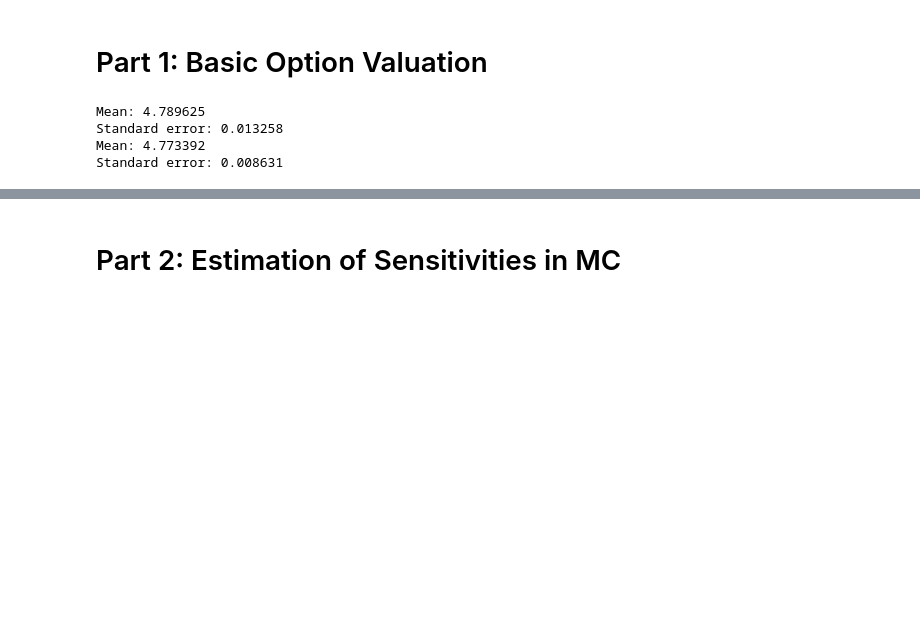
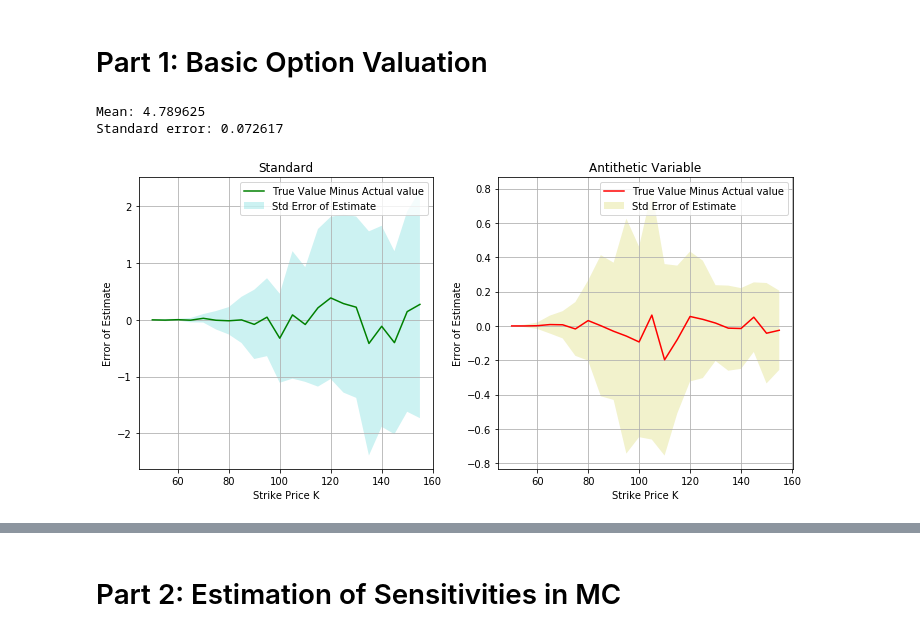
Before and after one commit to krishnakanthsasi/ComputationFin-nce-18, a Jupyter notebook: lab2/lab_assignment_2.ipynb, the cells around one changed output, grey strips where cells are left out. Drawn from its saved outputs; the diff is of its cells as text; code cells hidden in the pictures; blank space fills up the shorter version.

```diff
--- a/lab2/lab_assignment_2.ipynb
+++ b/lab2/lab_assignment_2.ipynb
@@ -106,23 +131,63 @@ def data_stats(data):
 # %%
 # Calculate European option value using Batch Monte Carlo
-S0, K = 100, 99
+S_0, K = 100, 99
 r, sigma = 0.06, 0.2
-T, N = 1, 1
-M, N_sim = 10000,30
+T, N = 1, 30
+M = 10000
 
 # Option values and stats using mean payoffs
-values,mean,std = MC_option_values(S0,K,r,sigma,T,N,M,N_sim,antithetic=False)
+mean, std = MC_option_price(S_0, K, r, sigma, M, N, antithetic = False, payoff_func = european_put_payoff)
 
 print("Mean: %f" % mean)
 print("Standard error: %f" % std)
-
-# Option values and stats using mean payoffs with antithetic variables
-values,mean,std = MC_option_values(S0,K,r,sigma,T,N,M,N_sim)
-
-print("Mean: %f" % mean)
-print("Standard error: %f" % std)
 # %% [output]
 Mean: 4.789625
-Standard error: 0.013258
-Mean: 4.773392
-Standard error: 0.008631
+Standard error: 0.072617
+# %%
+S_0   = 100
+K     = 99
+r     = 0.06
+sigma = 0.2
+T     = 1
+M     = 100
+N     = 30
+step = 5
+domain = range(50, 160, step)
+plt.figure(figsize=(10, 5))
+
+std_errors = np.empty(len(domain))
+abs_errors = np.empty(len(domain))
+
+plt.subplot(1, 2, 1)
+for i, K in enumerate(domain):
+    correct_value = black_scholes_put_price(S_0, K, r, sigma, T)
+    estimate, std_errors[i] = MC_option_price(S_0, K, r, sigma, M, N, antithetic = False)
+    abs_errors[i] = correct_value - estimate
+
+plt.plot(domain, abs_errors, color='g', label='True Value Minus Actual value')
+plt.fill_between(domain, abs_errors - std_errors, abs_errors + std_errors, facecolor='c', alpha=.2, label='Std Error of Estimate')
+plt.title('Standard')
+plt.ylabel('Error of Estimate')
+plt.xlabel('Strike Price K')
+plt.legend()
+plt.grid()
+
+plt.subplot(1, 2, 2)
+
+for i, K in enumerate(domain):
+    correct_value = black_scholes_put_price(S_0, K, r, sigma, T)
+    estimate, std_errors[i] = MC_option_price(S_0, K, r, sigma, int(M/2), N, antithetic = True)
+    abs_errors[i] = correct_value - estimate
+
+plt.plot(domain, abs_errors, color='r', label='True Value Minus Actual value')
+plt.fill_between(domain, abs_errors - std_errors, abs_errors + std_errors, facecolor='y', alpha=.2, label='Std Error of Estimate')
+plt.title('Antithetic Variable')
+plt.ylabel('Error of Estimate')
+plt.xlabel('Strike Price K')
+plt.grid()
+plt.legend()
+plt.tight_layout()
+
+plt.show()
+# %% [output]
+[figure, added]
```
Also changed, not shown: parts of 10 cells of this notebook.
